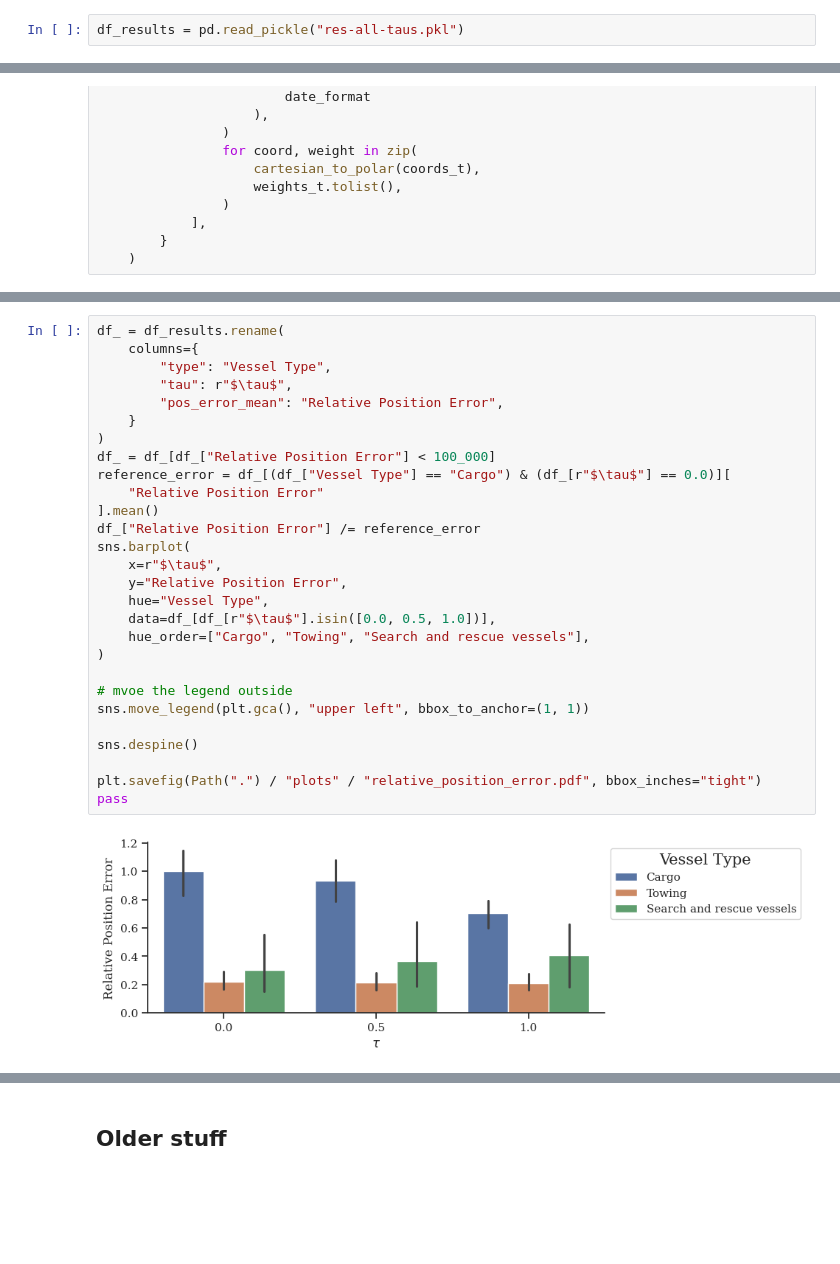
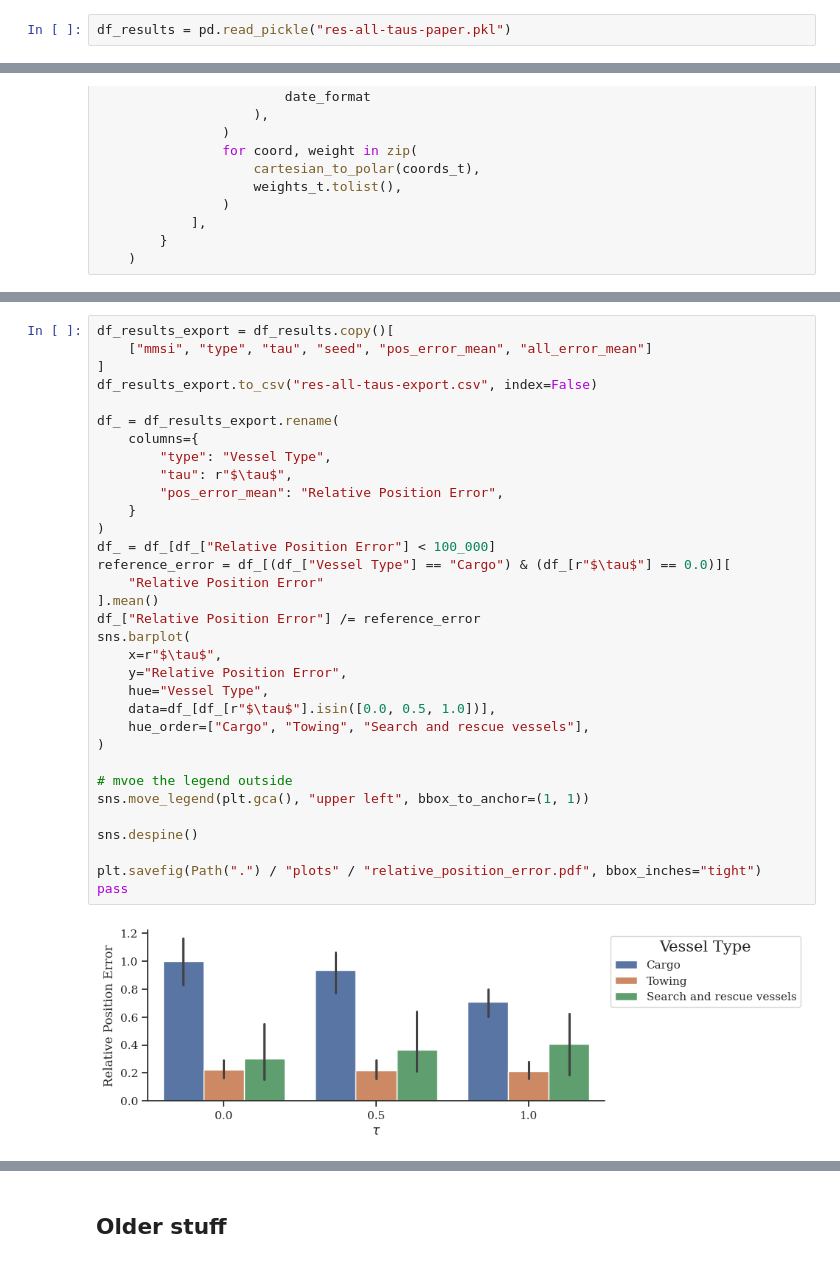
Before and after one commit to HRI-EU/ProMis, a Jupyter notebook: examples/promis-ships.ipynb, the cells around one changed output, grey strips where cells are left out. Drawn from its saved outputs; the diff is of its cells as text; blank space fills up the shorter version.

Commit message:
Regnerate plots

```diff
--- a/examples/promis-ships.ipynb
+++ b/examples/promis-ships.ipynb
@@ -1196,4 +1212,4 @@ len(data)
 # %%
 df_results.to_pickle("res-all-taus.pkl")
 # %%
-df_results = pd.read_pickle("res-all-taus.pkl")
+df_results = pd.read_pickle("res-all-taus-paper.pkl")
@@ -1574,33 +1597,38 @@ pass
 # %%
-df_ = df_results.rename(
+df_results_export = df_results.copy()[
+    ["mmsi", "type", "tau", "seed", "pos_error_mean", "all_error_mean"]
+]
+df_results_export.to_csv("res-all-taus-export.csv", index=False)
+
+df_ = df_results_export.rename(
     columns={
         "type": "Vessel Type",
         "tau": r"$\tau$",
         "pos_error_mean": "Relative Position Error",
     }
 )
 df_ = df_[df_["Relative Position Error"] < 100_000]
 reference_error = df_[(df_["Vessel Type"] == "Cargo") & (df_[r"$\tau$"] == 0.0)][
     "Relative Position Error"
 ].mean()
 df_["Relative Position Error"] /= reference_error
 sns.barplot(
     x=r"$\tau$",
     y="Relative Position Error",
     hue="Vessel Type",
     data=df_[df_[r"$\tau$"].isin([0.0, 0.5, 1.0])],
     hue_order=["Cargo", "Towing", "Search and rescue vessels"],
 )
 
 # mvoe the legend outside
 sns.move_legend(plt.gca(), "upper left", bbox_to_anchor=(1, 1))
 
 sns.despine()
 
 plt.savefig(Path(".") / "plots" / "relative_position_error.pdf", bbox_inches="tight")
 pass
 # %% [output]
-[figure, old version]
+[figure, new version]
 # %%
 # sns.barplot(x="tau", y="all_error_mean", hue="type", data=df_results)
 sns.boxenplot(
```
Also changed, not shown: parts of 37 cells of this notebook.
